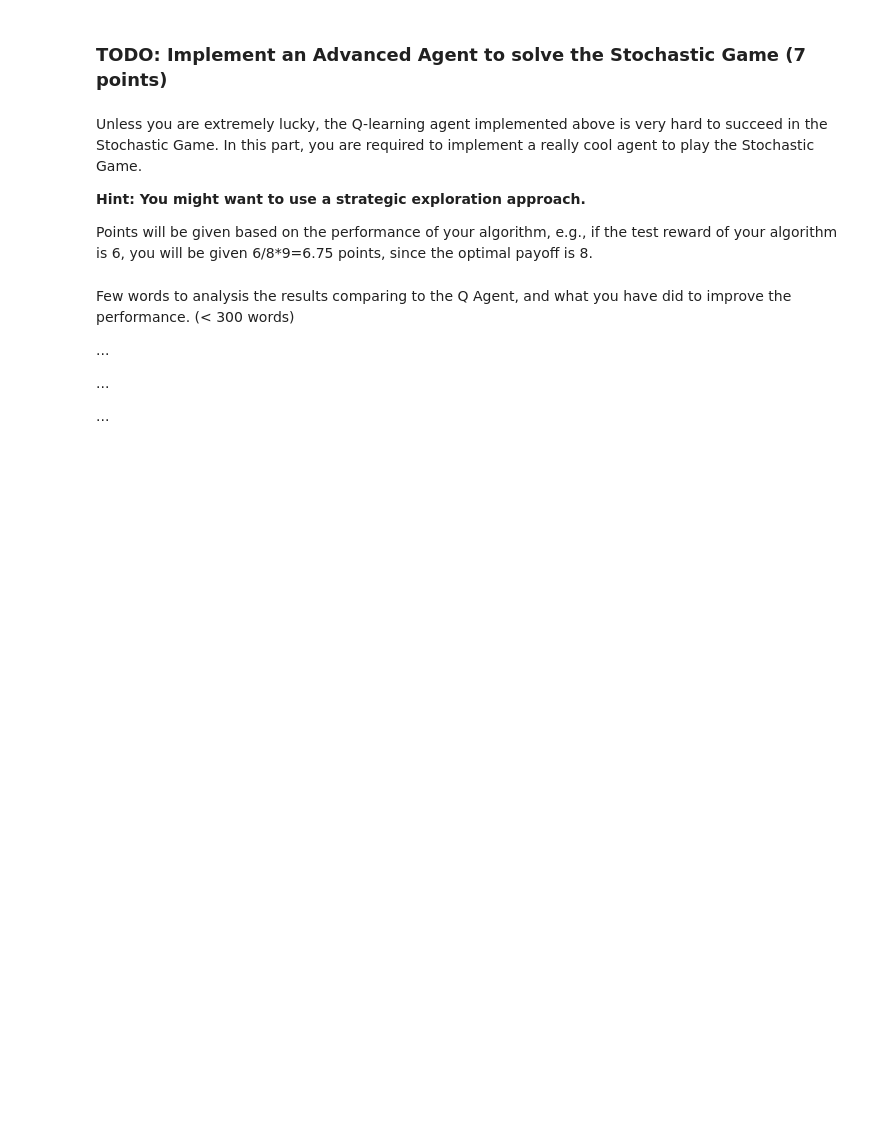
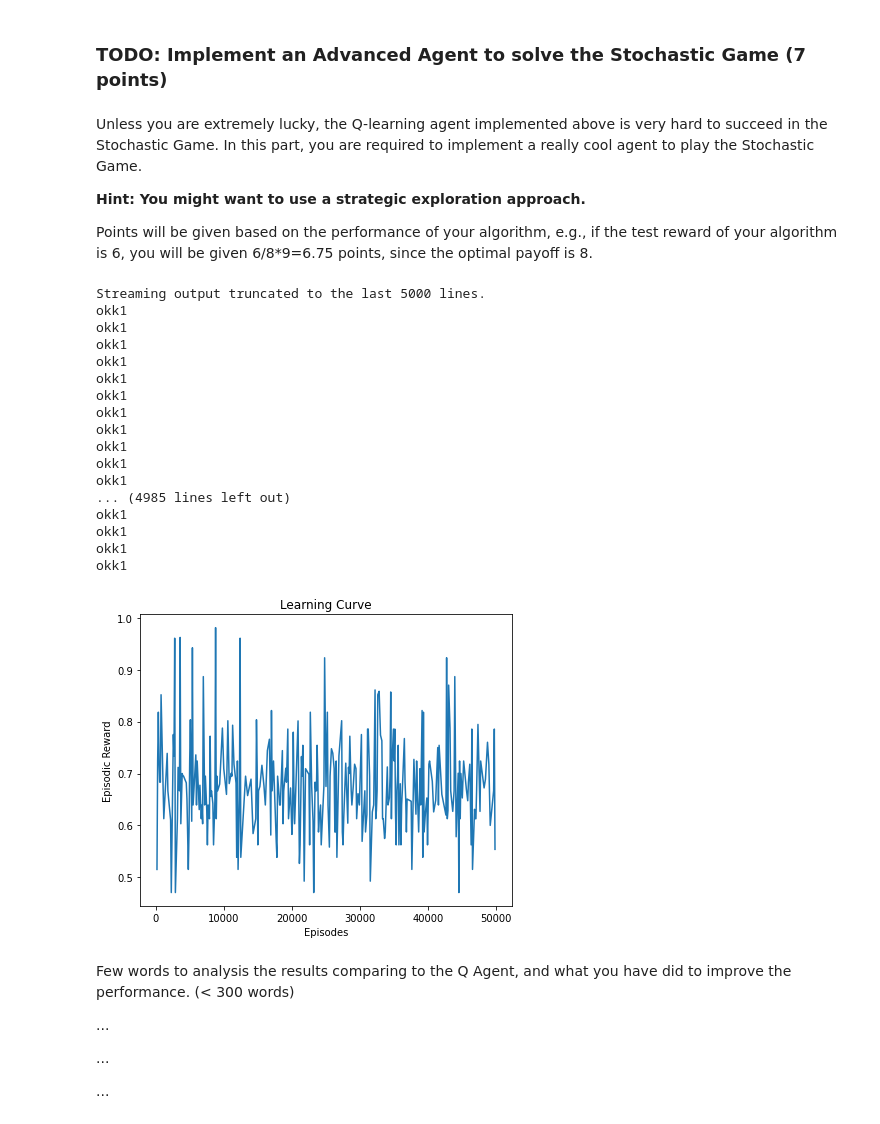
Before and after one commit to apof/Multi-Agent-RL, a Jupyter notebook: COMP0124_MAAI_2021_Individual_CW_Public.ipynb, the cells around one changed output. Saved outputs shown, nothing was run; the diff lists cells and outputs as text; code cells hidden in the pictures; blank space fills up the shorter version.

```diff
--- a/COMP0124_MAAI_2021_Individual_CW_Public.ipynb
+++ b/COMP0124_MAAI_2021_Individual_CW_Public.ipynb
@@ -685,13 +784,55 @@ class CoolAgent(BaseQAgent):
 # %%
 # Feel Free to write code here to train and tune your cool agents,
 # and assign the trained agents to cool_agents at the end
 # ########################################
 # TODO: Your cool agent training code #############
 
 
 
 # ########################################
-cool_agents = _
+env = StochasticGame()
+agent_num = 2
+action_num = 2
+cool_agents = []
+for i in range(agent_num):
+    agent = CoolAgent(action_num=action_num, phi=0.01, gamma=0.99, episilon=0.1)
+    cool_agents.append(agent)
+
+# Training
+train_recorded_episodes, train_recorded_episode_reward = rollout(env=env,
+                                                                 agents=cool_agents,
+                                                                 exploration=True,
+                                                                 max_iter=50000)
+
+fig = plt.figure(figsize=(6, 5))
+ax = fig.add_subplot(111)
+
+ax.plot(train_recorded_episodes, train_recorded_episode_reward)
+
+ax.set_title("Learning Curve")
+ax.set_ylabel("Episodic Reward")
+ax.set_xlabel("Episodes")
+plt.tight_layout()
+plt.show()
+# %% [output]
+Streaming output truncated to the last 5000 lines.
+okk1
+okk1
+okk1
+okk1
+okk1
+okk1
+okk1
+okk1
+okk1
+okk1
+okk1
+... (4985 lines left out)
+okk1
+okk1
+okk1
+okk1
+[figure, added]
 # %%
 # Cool agent evaluation code, please do not change
 cool_env = StochasticGame()
```
Also changed, not shown: parts of 27 cells of this notebook.
